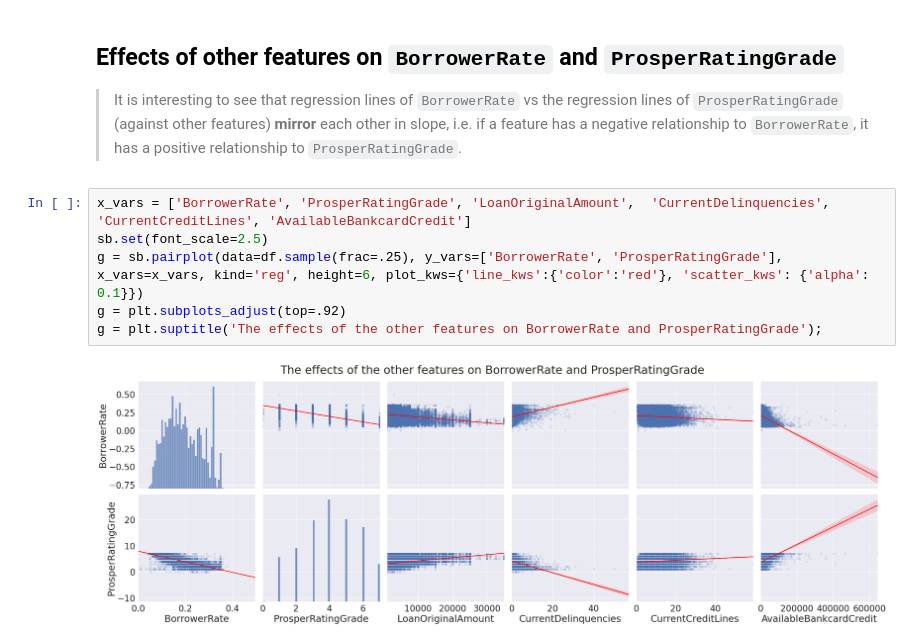
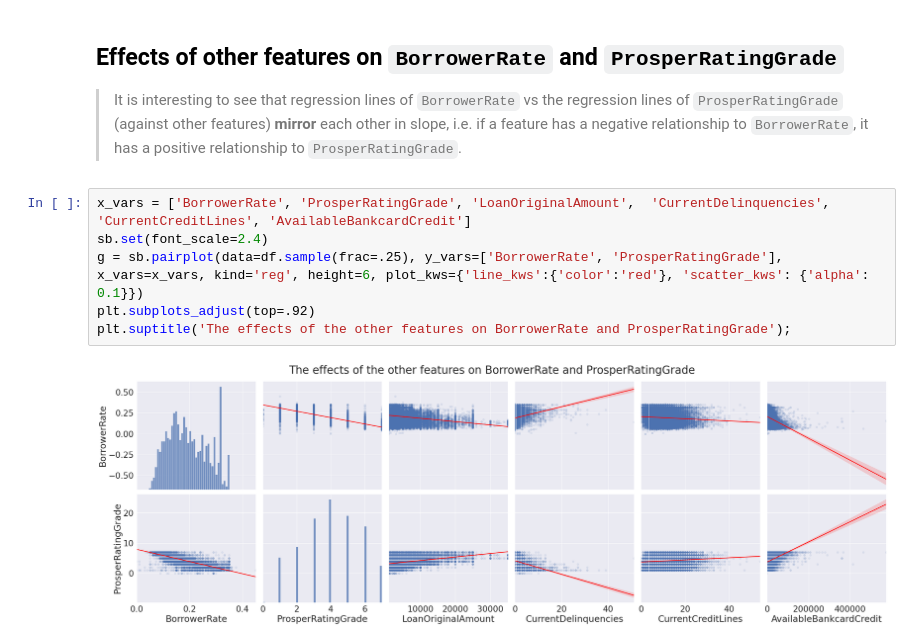
Before and after one commit to alf808/preposterous-octopus, a Jupyter notebook: explanatory_loan_data_slide_deck.ipynb, the cells around one changed output. Saved outputs shown, nothing was run; the diff lists cells and outputs as text.

Commit message:
finished revisions of visualizations

```diff
--- a/explanatory_loan_data_slide_deck.ipynb
+++ b/explanatory_loan_data_slide_deck.ipynb
@@ -267,9 +267,9 @@ fig.suptitle('Effect of homeownership on BorrowerRate and ProsperRatingGrade');
 > It is interesting to see that regression lines of `BorrowerRate` vs the regression lines of `ProsperRatingGrade` (against other features) **mirror** each other in slope, i.e. if a feature has a negative relationship to `BorrowerRate`, it has a positive relationship to `ProsperRatingGrade`.
 # %%
 x_vars = ['BorrowerRate', 'ProsperRatingGrade', 'LoanOriginalAmount',  'CurrentDelinquencies', 'CurrentCreditLines', 'AvailableBankcardCredit']
-sb.set(font_scale=2.5)
+sb.set(font_scale=2.4)
 g = sb.pairplot(data=df.sample(frac=.25), y_vars=['BorrowerRate', 'ProsperRatingGrade'], x_vars=x_vars, kind='reg', height=6, plot_kws={'line_kws':{'color':'red'}, 'scatter_kws': {'alpha': 0.1}})
-g = plt.subplots_adjust(top=.92)
-g = plt.suptitle('The effects of the other features on BorrowerRate and ProsperRatingGrade');
+plt.subplots_adjust(top=.92)
+plt.suptitle('The effects of the other features on BorrowerRate and ProsperRatingGrade');
 # %% [output]
-[figure, old version]
+[figure, new version]
```
Also changed, not shown: parts of 1 cell of this notebook, 1 other file.
